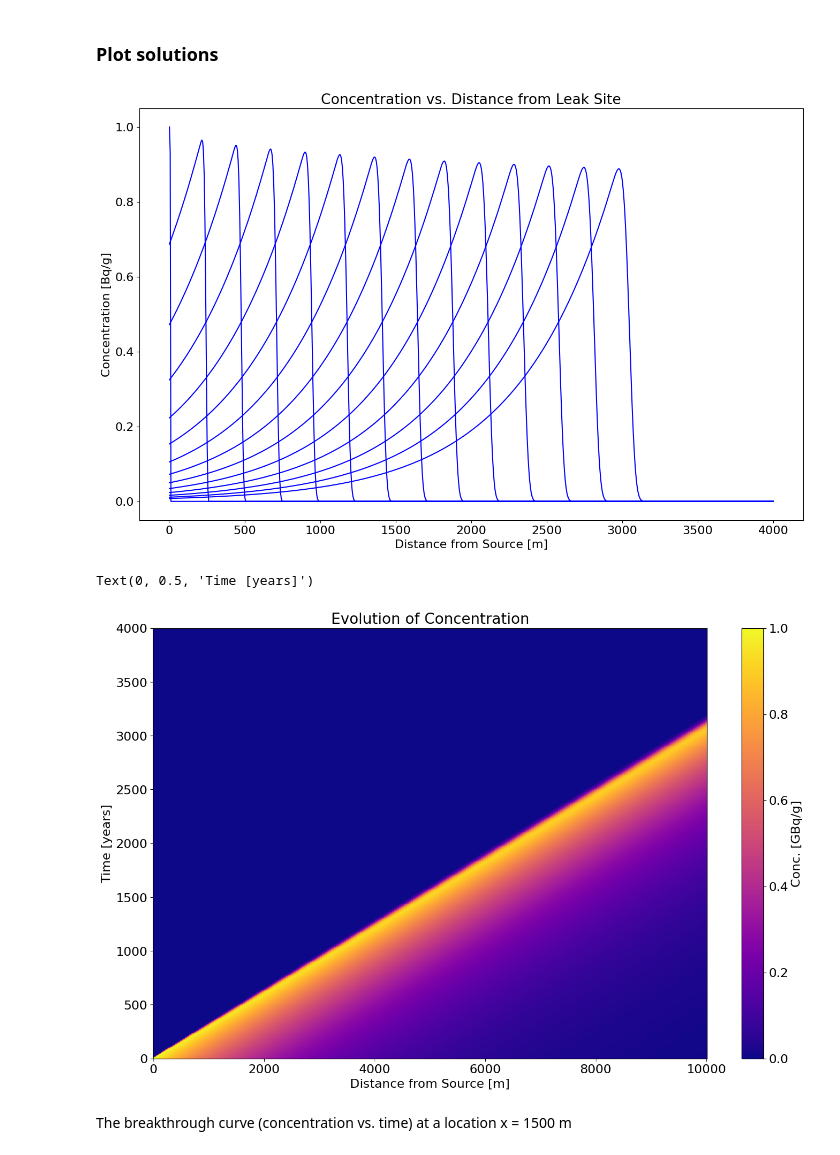
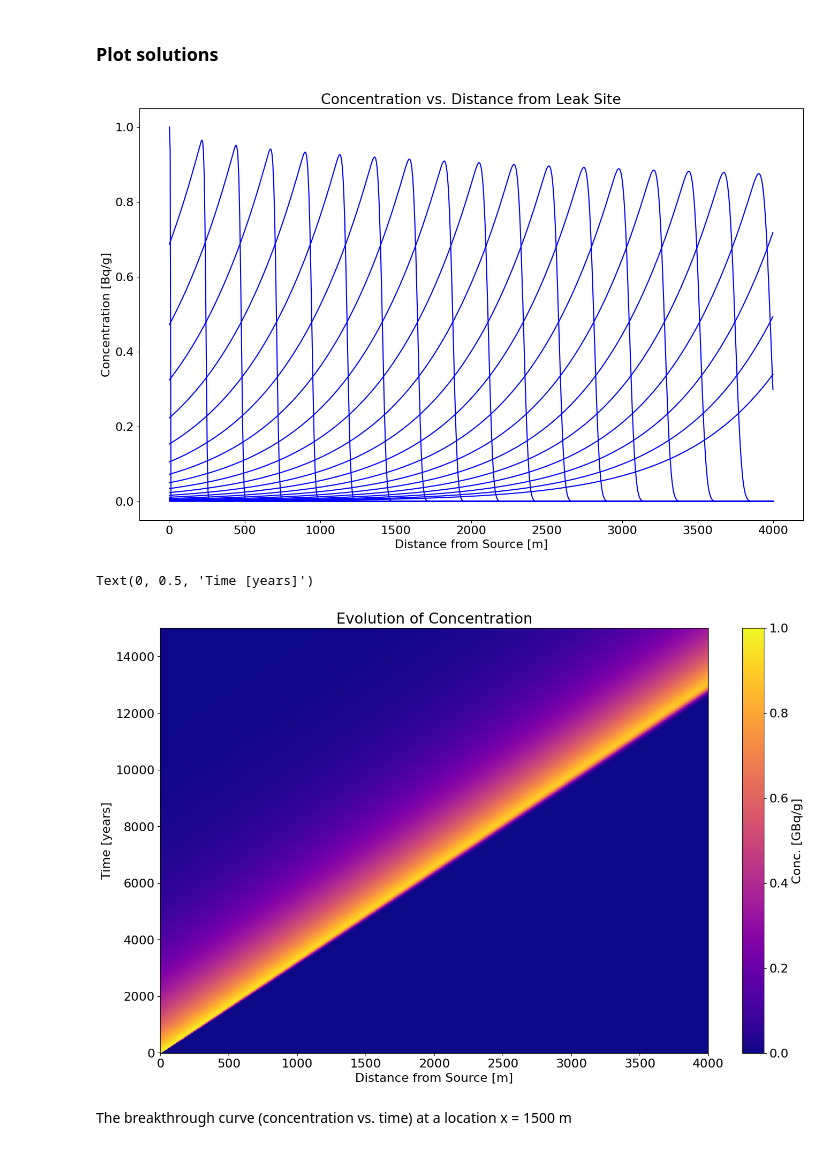
Before and after one commit to zulylapa/GEOS_518_LAPA, a Jupyter notebook: mod05_1D_Advection_Assignment_ipynb_txt.ipynb, the cells around one changed output. Saved outputs shown, nothing was run; the diff lists cells and outputs as text; code cells hidden in the pictures.

```diff
--- a/mod05_1D_Advection_Assignment_ipynb_txt.ipynb
+++ b/mod05_1D_Advection_Assignment_ipynb_txt.ipynb
@@ -26,7 +26,7 @@ import numpy as np
 import matplotlib.pyplot as plt
 
 dx = 5.0  # Spatial interval [m] - DON'T CHANGE
-dt = 15.0 # Time step [yr]
+dt = 15 # Time step [yr]
 
 # Fraction of initial tank volume lost each year [yr-1]
 k_tank = 0.0005
@@ -35,7 +35,9 @@ xmin = 0.0 # Origin: Contamination site
 xmax = 4000.0 # Edge of the domain
 
 t0 = 0.0 # Time that the tank broke
-tf = 10000.0 # End of simulation time
+
+# I originally had 10000 for tf, so I wasn't able to accurately solve the third question for how long the water would be unusable.
+tf = 15000.0 # End of simulation time
 
 Ks = 15.0 # Saturated hydraylic conductivity [cm/day]
 dhdx = 30.0 # Regional piezometric gradient [ft/mi]
@@ -139,20 +141,20 @@ plt.ylabel('Concentration [Bq/g]')
 plt.xlabel('Distance from Source [m]')
 plt.show()
 # %% [output]
-[figure, old version]
+[figure, new version]
 # %%
 xx,tt = np.meshgrid(t,x)
 
 plt.figure(figsize=(16,10))
 
-plt.pcolormesh(xx,tt,C,cmap='plasma')
+plt.pcolormesh(tt,xx,C,cmap='plasma') #Fixed this after turning in the assignment. I had it (xx,tt,...)
 plt.colorbar(label='Conc. [GBq/g]')
 plt.title('Evolution of Concentration')
 plt.xlabel('Distance from Source [m]')
 plt.ylabel('Time [years]')
 # %% [output]
 Text(0, 0.5, 'Time [years]')
-[figure, old version]
+[figure, new version]
 # %% [markdown]
 The breakthrough curve (concentration vs. time) at a location x = 1500 m
 # %%
```
Also changed, not shown: parts of 3 cells of this notebook.
